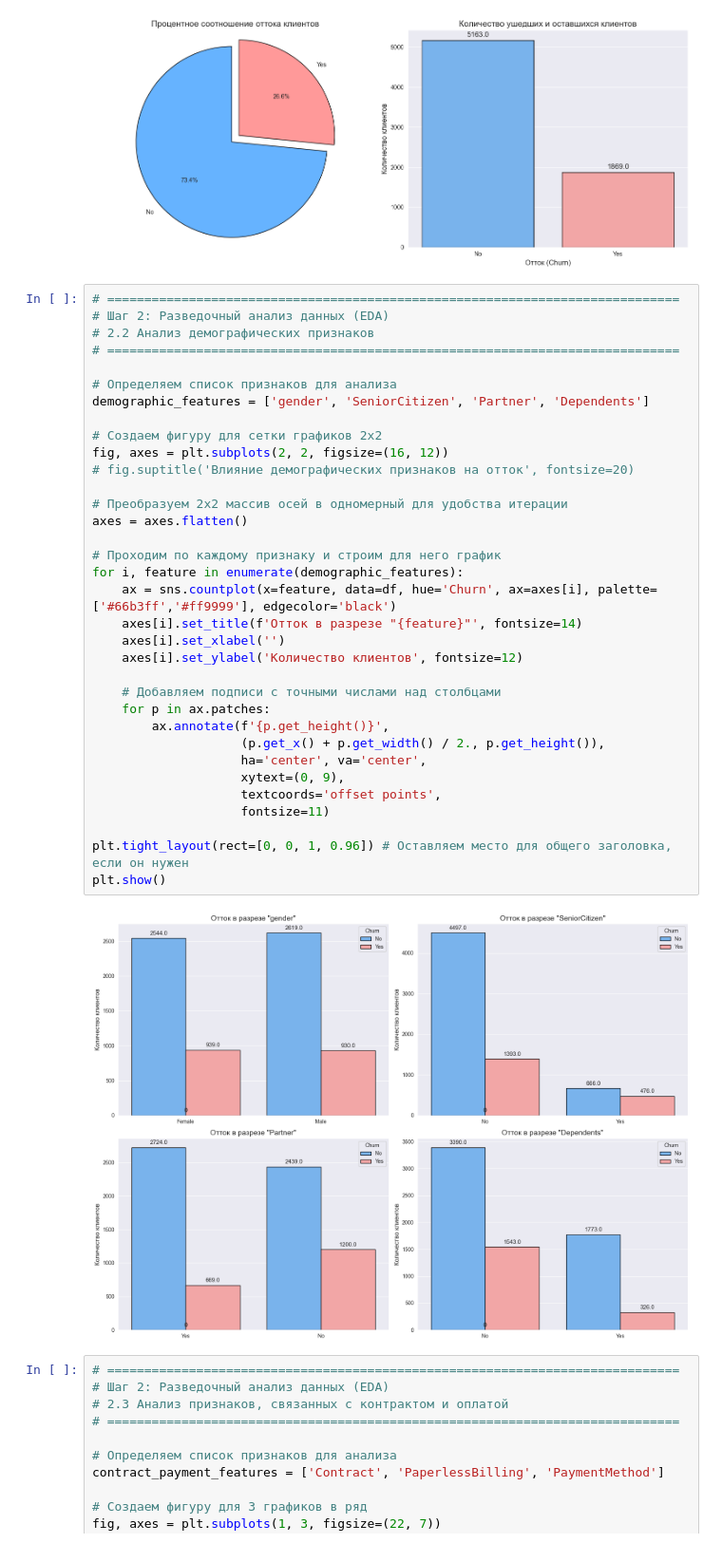
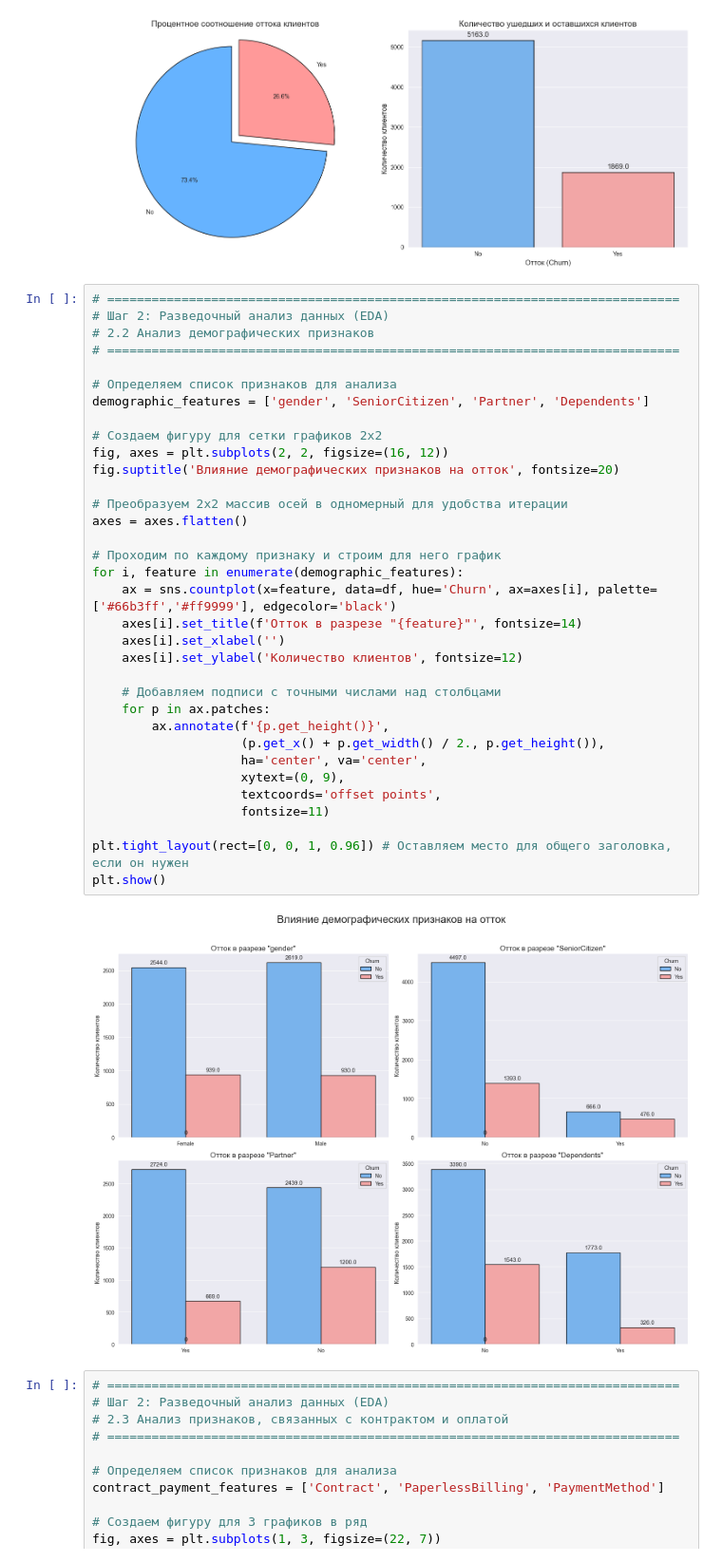
Before and after one commit to VladimirLozovich/churn_prediction_practice, a Jupyter notebook: notebooks/01_EDA_and_Preprocessing.ipynb, the cells around one changed output. Shown: that part at 95% size. Saved outputs shown, nothing was run; the diff lists cells and outputs as text.

```diff
--- a/notebooks/01_EDA_and_Preprocessing.ipynb
+++ b/notebooks/01_EDA_and_Preprocessing.ipynb
@@ -188,35 +186,35 @@ Passing `palette` without assigning `hue` is deprecated and will be removed in v
 # =============================================================================
 
 # Определяем список признаков для анализа
 demographic_features = ['gender', 'SeniorCitizen', 'Partner', 'Dependents']
 
 # Создаем фигуру для сетки графиков 2x2
 fig, axes = plt.subplots(2, 2, figsize=(16, 12))
-# fig.suptitle('Влияние демографических признаков на отток', fontsize=20)
+fig.suptitle('Влияние демографических признаков на отток', fontsize=20)
 
 # Преобразуем 2x2 массив осей в одномерный для удобства итерации
 axes = axes.flatten()
 
 # Проходим по каждому признаку и строим для него график
 for i, feature in enumerate(demographic_features):
     ax = sns.countplot(x=feature, data=df, hue='Churn', ax=axes[i], palette=['#66b3ff','#ff9999'], edgecolor='black')
     axes[i].set_title(f'Отток в разрезе "{feature}"', fontsize=14)
     axes[i].set_xlabel('')
     axes[i].set_ylabel('Количество клиентов', fontsize=12)
 
     # Добавляем подписи с точными числами над столбцами
     for p in ax.patches:
         ax.annotate(f'{p.get_height()}',
                     (p.get_x() + p.get_width() / 2., p.get_height()),
                     ha='center', va='center',
                     xytext=(0, 9),
                     textcoords='offset points',
                     fontsize=11)
 
 plt.tight_layout(rect=[0, 0, 1, 0.96]) # Оставляем место для общего заголовка, если он нужен
 plt.show()
 # %% [output]
-[figure, old version]
+[figure, new version]
 # %%
 # =============================================================================
 # Шаг 2: Разведочный анализ данных (EDA)
```
Also changed, not shown: parts of 1 cell of this notebook.
